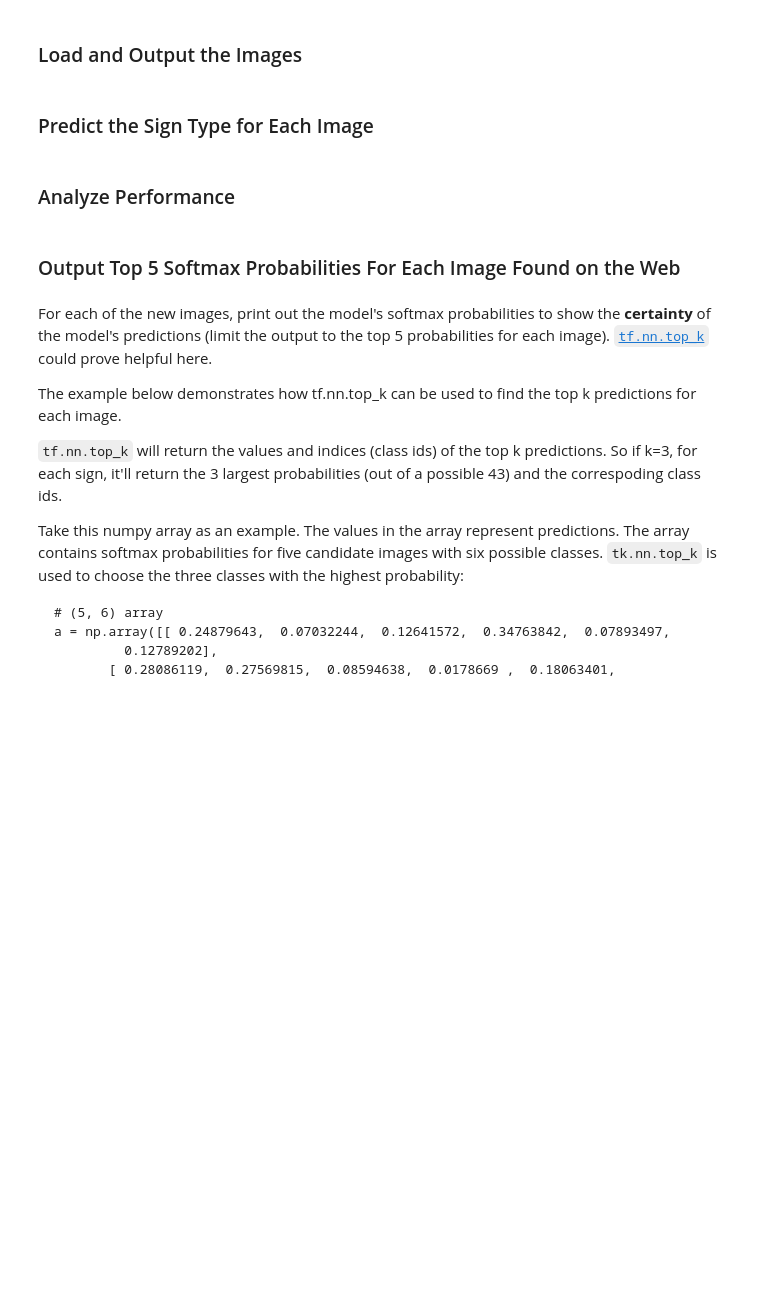
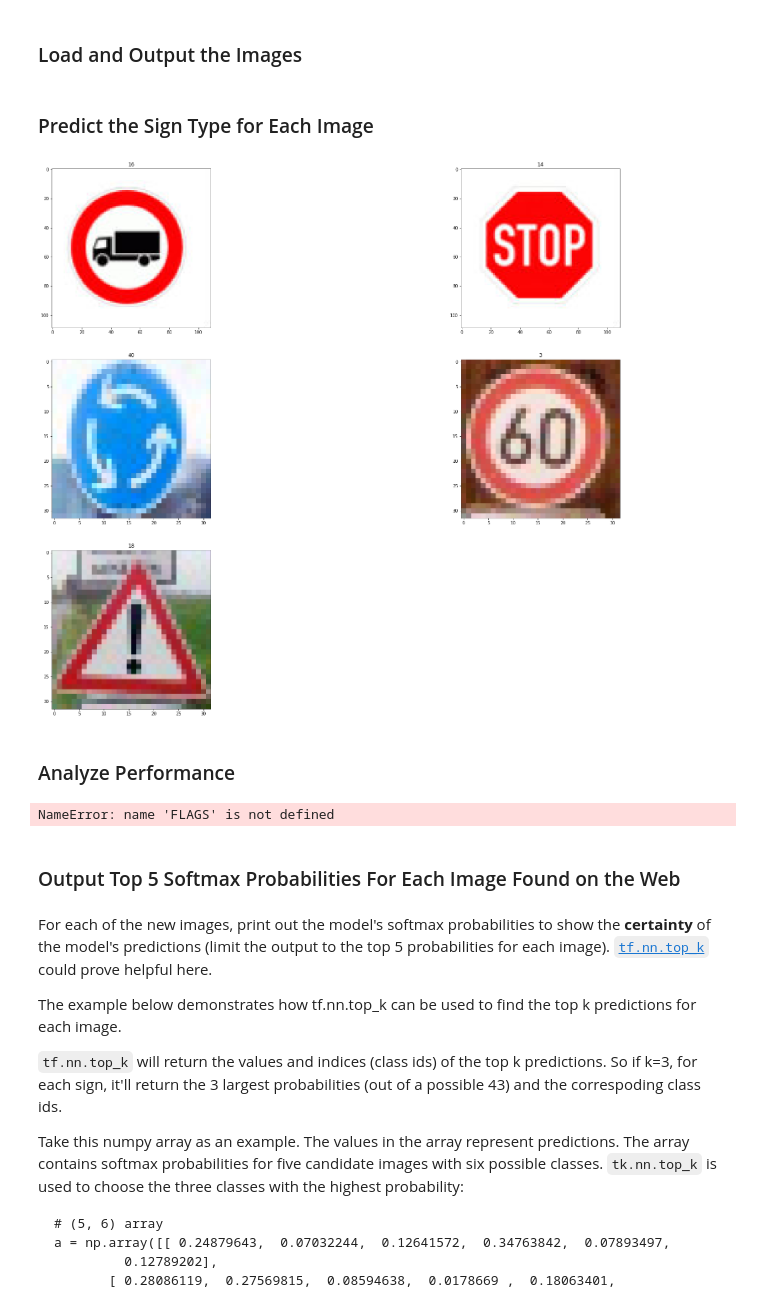
Before and after one commit to markito/CarND-Traffic-Sign-Classifier-Project, a Jupyter notebook: Traffic_Sign_Classifier.ipynb, the cells around one changed output. Saved outputs shown, nothing was run; the diff lists cells and outputs as text; code cells hidden in the pictures; blank space fills up the shorter version.

Commit message:
97% achieved but still need to clean up some cells and code. Also missing write up

```diff
--- a/Traffic_Sign_Classifier.ipynb
+++ b/Traffic_Sign_Classifier.ipynb
@@ -466,17 +594,23 @@ def LeNet(x):
 
     return logits
 # %%
-x = tf.placeholder(tf.float32, (None, 32, 32, 3))
-y = tf.placeholder(tf.int32, (None))
-one_hot_y = tf.one_hot(y, 43)
+import tensorflow as tf
 
 rate = 0.001
+BATCH_SIZE = 128
+EPOCHS = 40
+
+x = tf.placeholder(tf.float32, (None, 32, 32, 3), name="placeHolder_x")
+y = tf.placeholder(tf.int32, (None), name="placeHolder_y")
+one_hot_y = tf.one_hot(y, 43)
 
 logits = LeNet(x)
 cross_entropy = tf.nn.softmax_cross_entropy_with_logits(logits=logits, labels=one_hot_y)
 loss_operation = tf.reduce_mean(cross_entropy)
 optimizer = tf.train.AdamOptimizer(learning_rate = rate)
 training_operation = optimizer.minimize(loss_operation)
+
+# tf.train.GradientDescentOptimizer(0.5).minimize(cross_entropy)
 # %% [markdown]
 # Model Evaluation
 # %%
@@ -517,8 +651,10 @@ with tf.Session() as sess:
             batch_x, batch_y = X_train[offset:end], y_train[offset:end]
             sess.run(training_operation, feed_dict={x: batch_x, y: batch_y})
 
+        training_accuracy = evaluate(X_train, y_train)
         validation_accuracy = evaluate(X_valid, y_valid)
         print("EPOCH {} ...".format(i+1))
+        print("Training Accuracy = {:.3f}".format(training_accuracy))
         print("Validation Accuracy = {:.3f}".format(validation_accuracy))
         print()
 
@@ -564,8 +714,56 @@ You may find `signnames.csv` useful as it contains mappings from the class id (i
+# %%
+### Run the predictions here and use the model to output the prediction for each image.
+### Make sure to pre-process the images with the same pre-processing pipeline used earlier.
+### Feel free to use as many code cells as needed.
+import os, sys
+import numpy as np
+from PIL import Image
+import warnings
+from skimage import exposure
+
+### Histogram Equilization
+def normalized_image(image_data):
+    with warnings.catch_warnings():
+        warnings.simplefilter("ignore")
+        image_data = np.array([exposure.equalize_hist(image) for image in image_data])
+        return image_data
+
+size = 32, 32
+logit = None
+
+with tf.Session() as sess:
+    loader = tf.train.import_meta_graph('./lenet.meta')
+    loader.restore(sess, tf.train.latest_checkpoint('./'))
+    sess = tf.get_default_session()
+
+
+    fig = plt.figure(figsize=(32,32))
+    i = 0
+    for file in os.listdir('extra'):
+#         if (file.endswith(".png") or file.endswith(".jpg")):
+        if file.endswith(".jpg"):
+            im = Image.open('extra/' + file)
+            im.thumbnail(size, Image.ANTIALIAS)
+            im_normalized = normalized_image(np.array([np.array(im)]))
+#             feed_dict={x: batch_x, y: batch_y}
+            logit = sess.run(tf.argmax(logits, 1), feed_dict={x:im_normalized})
+            ax = fig.add_subplot(4,2,i+1)
+            img = mpimg.imread('extra/' + file)
+            ax.imshow(img)
+            ax.set_title(logit[0])
+            i+=1
+    plt.show()
+# %% [output]
+[figure, added]
 # %% [markdown]
 ### Analyze Performance
 # %%
 ### Calculate the accuracy for these 5 new images.
 ### For example, if the model predicted 1 out of 5 signs correctly, it's 20% accurate on these new images.
+train_writer = tf.summary.FileWriter(FLAGS.summaries_dir + '/train',
+                                      sess.graph)
+# %% [output]
+NameError: name 'FLAGS' is not defined
 # %% [markdown]
 ### Output Top 5 Softmax Probabilities For Each Image Found on the Web
 # %% [markdown]
```
Also changed, not shown: parts of 17 cells of this notebook, 3 other files.
